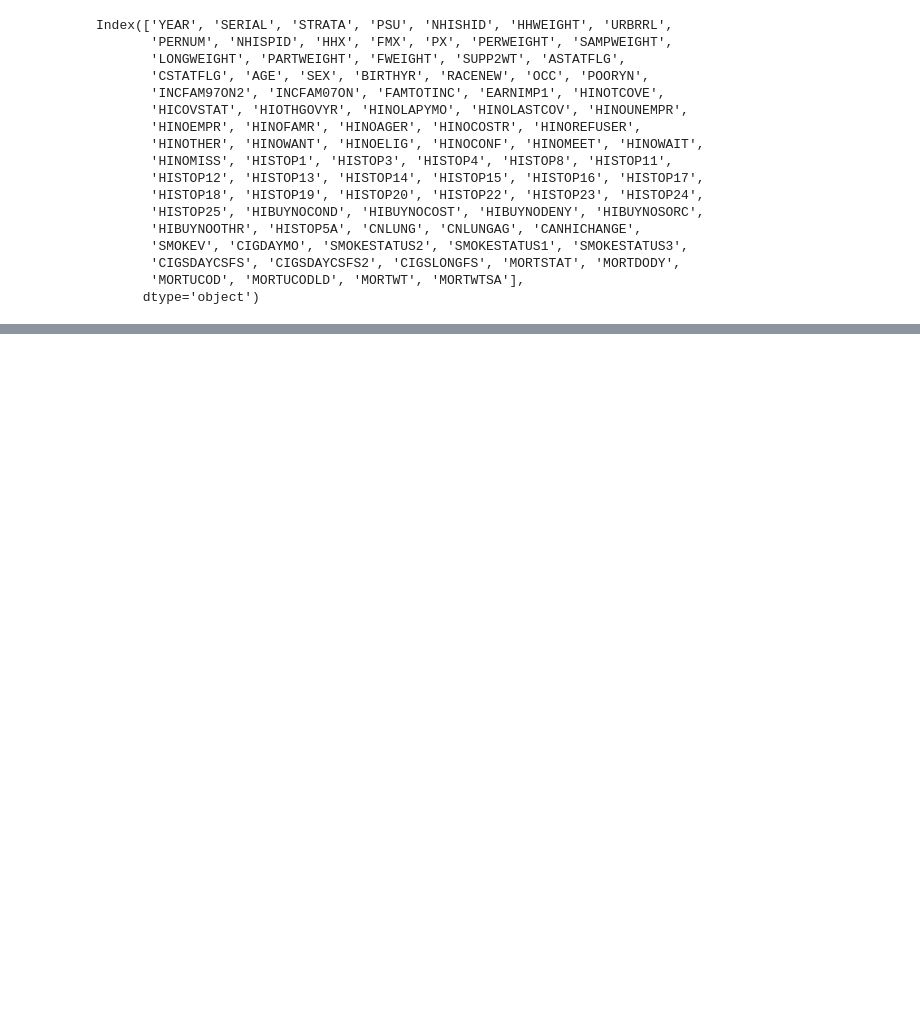
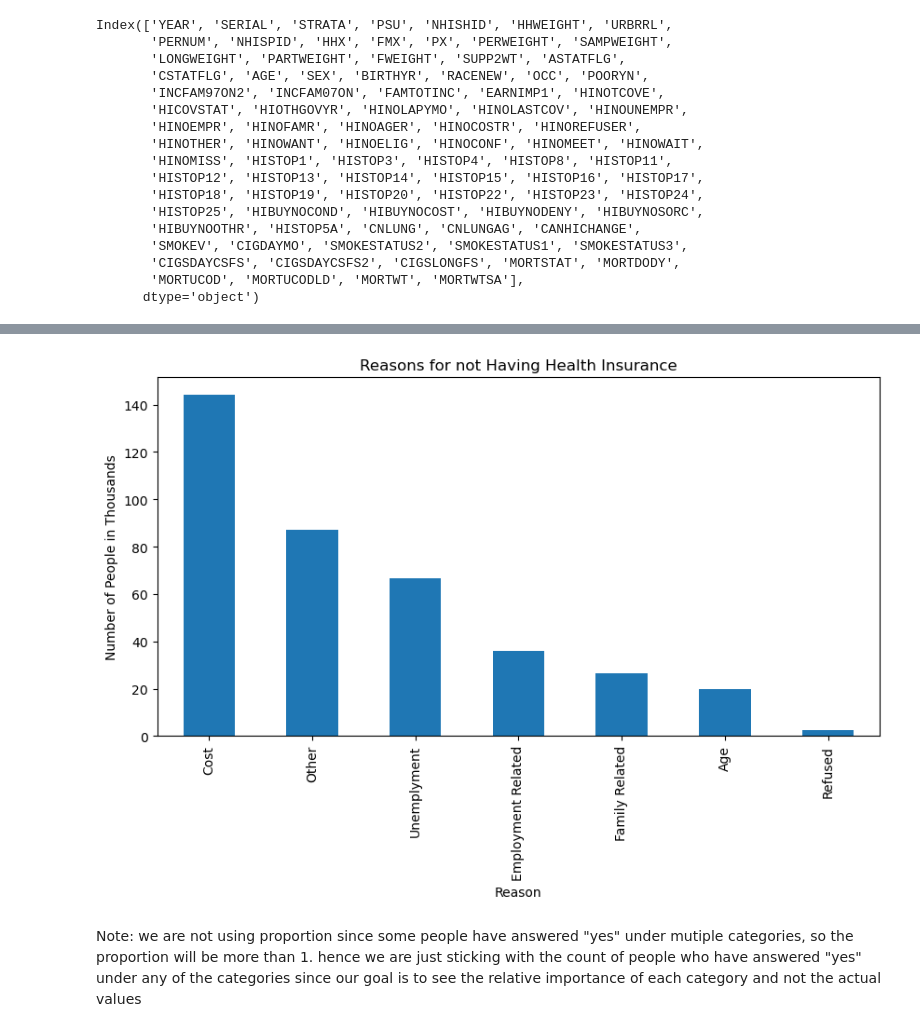
Before and after one commit to MIDS-at-Duke/uds-2024-flyingsloths, a Jupyter notebook: 02_Code/14_No_Insurance_Analysis.ipynb, the cells around one changed output, grey strips where cells are left out. Drawn from its saved outputs; the diff is of its cells as text; code cells hidden in the pictures; blank space fills up the shorter version.

Commit message:
no insurance

```diff
--- a/02_Code/14_No_Insurance_Analysis.ipynb
+++ b/02_Code/14_No_Insurance_Analysis.ipynb
@@ -152,0 +167,4 @@ level_2 = [
+# %%
+# applying the function to the columns
+for col in level_2:
+    df_ana_2[col] = df_ana_2[col].apply(corrector)
@@ -152,0 +173,10 @@ level_2 = [
+# %%
+def row_other(row):
+    if row.sum() >= 1:
+        return 0
+    else:
+        return 1
+# %%
+# applying the function to the rows
+df_ana_2["OTHER"] = df_ana_2.apply(row_other, axis=1)
+df_ana_2.sample(5)
@@ -152,0 +203,13 @@ level_2 = [
+# %%
+# renaming the columns for better understanding
+remap = {
+    "HINOUNEMPR": "Unemplyment",
+    "HINOEMPR": "Employment Related",
+    "HINOFAMR": "Family Related",
+    "HINOAGER": "Age",
+    "HINOCOSTR": "Cost",
+    "HINOREFUSER": "Refused",
+    "OTHER": "Other",
+}
+df_ana_2.rename(columns=remap, inplace=True)
+df_ana_2.sample(5)
@@ -152,0 +223,12 @@ level_2 = [
+# %%
+# plotting the data
+plt.figure(figsize=(10, 5))
+(df_ana_2.sum().sort_values(ascending=False) / 1000).plot(kind="bar")
+plt.title("Reasons for not Having Health Insurance")
+plt.ylabel("Number of People in Thousands")
+plt.xlabel("Reason")
+plt.show()
+# %% [output]
+[figure, added]
+# %% [markdown]
+Note: we are not using proportion since some people have answered "yes" under mutiple categories, so the proportion will be more than 1. hence we are just sticking with the count of people who have answered "yes" under any of the categories since our goal is to see the relative importance of each category and not the actual values
```
Also changed, not shown: parts of 17 cells of this notebook.
